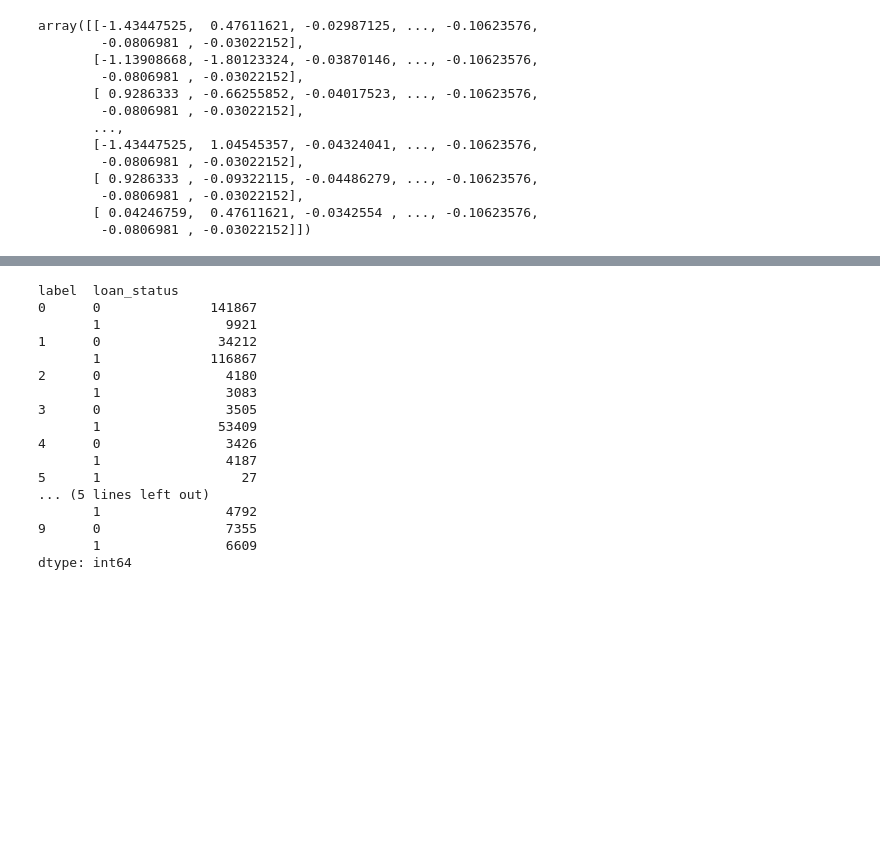
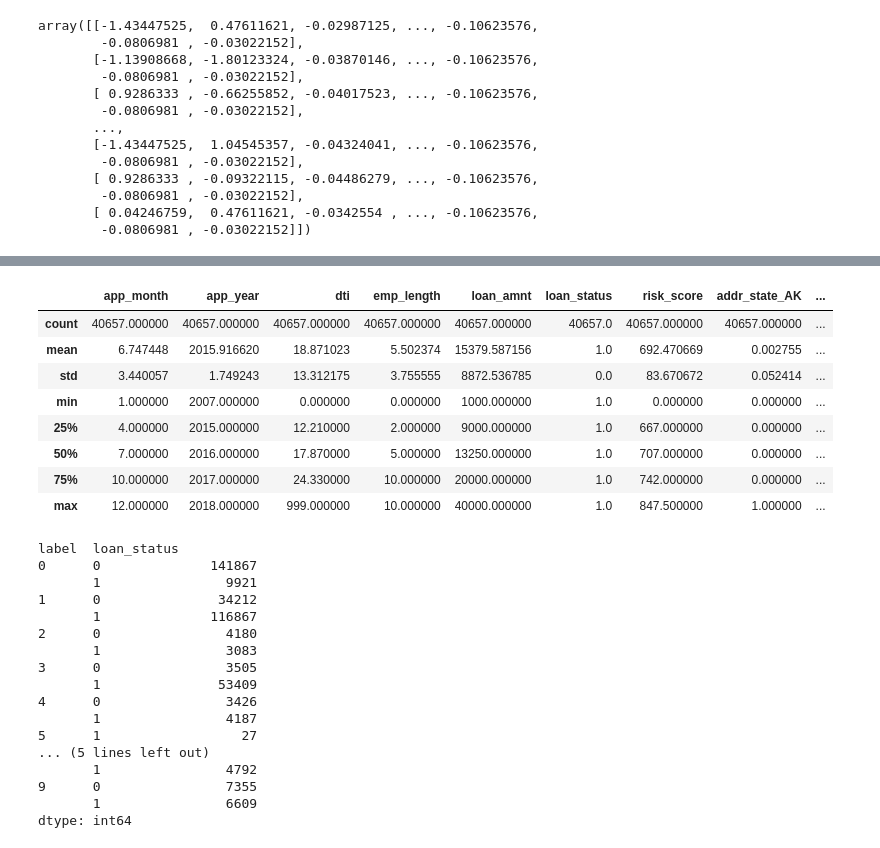
Before and after one commit to miazhx/capstone, a Jupyter notebook: Mia/reject_accept_classifier.ipynb, the cells around one changed output, grey strips where cells are left out. Cells and saved outputs as stored; diff of their text form; code cells hidden in the pictures; blank space fills up the shorter version.

```diff
--- a/Mia/reject_accept_classifier.ipynb
+++ b/Mia/reject_accept_classifier.ipynb
@@ -405,3 +394,15 @@ df_undummpy[df_undummpy['label']==0].sample(10)
+# %%
+df_processed[df_processed['label']==2].describe()
+# %% [output]
+|  | app_month | app_year | dti | emp_length | loan_amnt | loan_status | risk_score | addr_state_AK | ... |
+| count | 40657.000000 | 40657.000000 | 40657.000000 | 40657.000000 | 40657.000000 | 40657.0 | 40657.000000 | 40657.000000 | ... |
+| mean | 6.747448 | 2015.916620 | 18.871023 | 5.502374 | 15379.587156 | 1.0 | 692.470669 | 0.002755 | ... |
+| std | 3.440057 | 1.749243 | 13.312175 | 3.755555 | 8872.536785 | 0.0 | 83.670672 | 0.052414 | ... |
+| min | 1.000000 | 2007.000000 | 0.000000 | 0.000000 | 1000.000000 | 1.0 | 0.000000 | 0.000000 | ... |
+| 25% | 4.000000 | 2015.000000 | 12.210000 | 2.000000 | 9000.000000 | 1.0 | 667.000000 | 0.000000 | ... |
+| 50% | 7.000000 | 2016.000000 | 17.870000 | 5.000000 | 13250.000000 | 1.0 | 707.000000 | 0.000000 | ... |
+| 75% | 10.000000 | 2017.000000 | 24.330000 | 10.000000 | 20000.000000 | 1.0 | 742.000000 | 0.000000 | ... |
+| max | 12.000000 | 2018.000000 | 999.000000 | 10.000000 | 40000.000000 | 1.0 | 847.500000 | 1.000000 | ... |
 # %%
 # cluster 3 ca loans get accepted a lot debt consolidation
 # cluster 4 ca loans rejected a lot purpose others or cars
```
Also changed, not shown: parts of 5 cells of this notebook, 8 other files.
